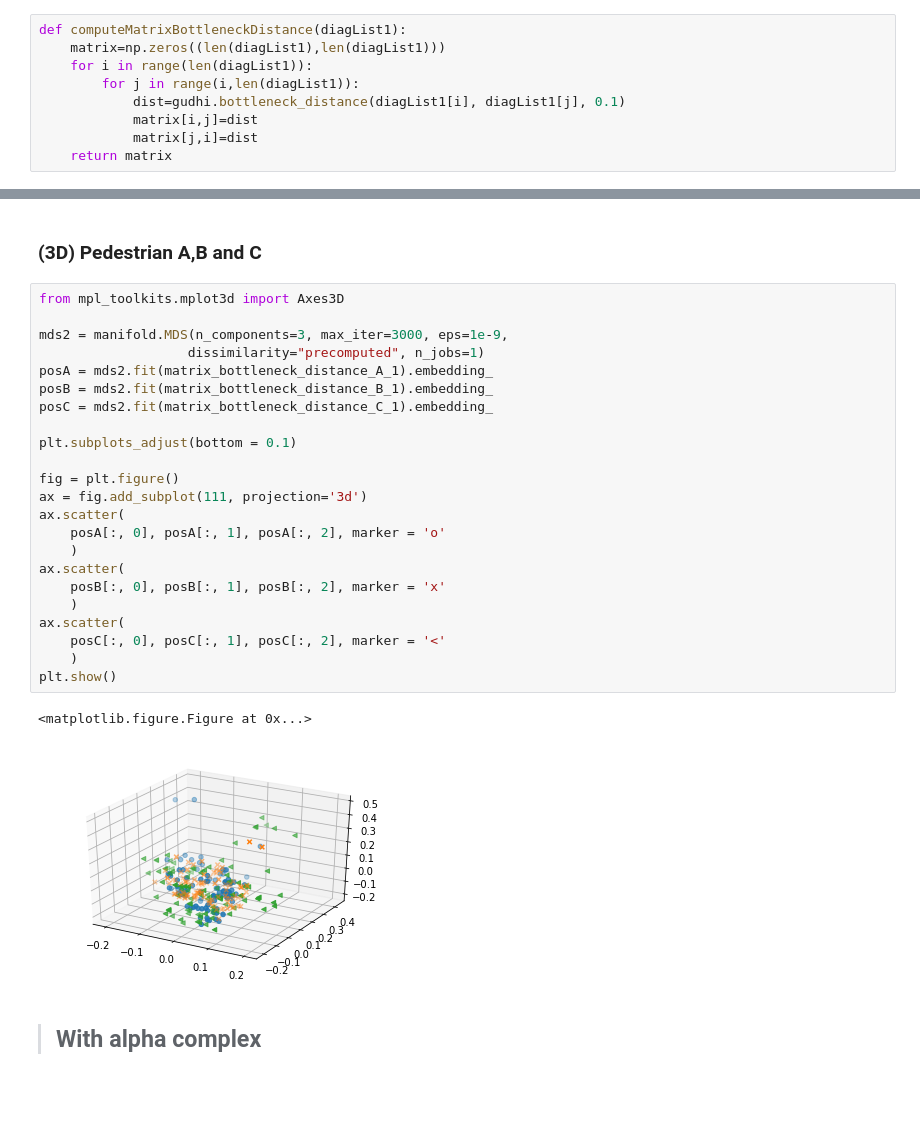
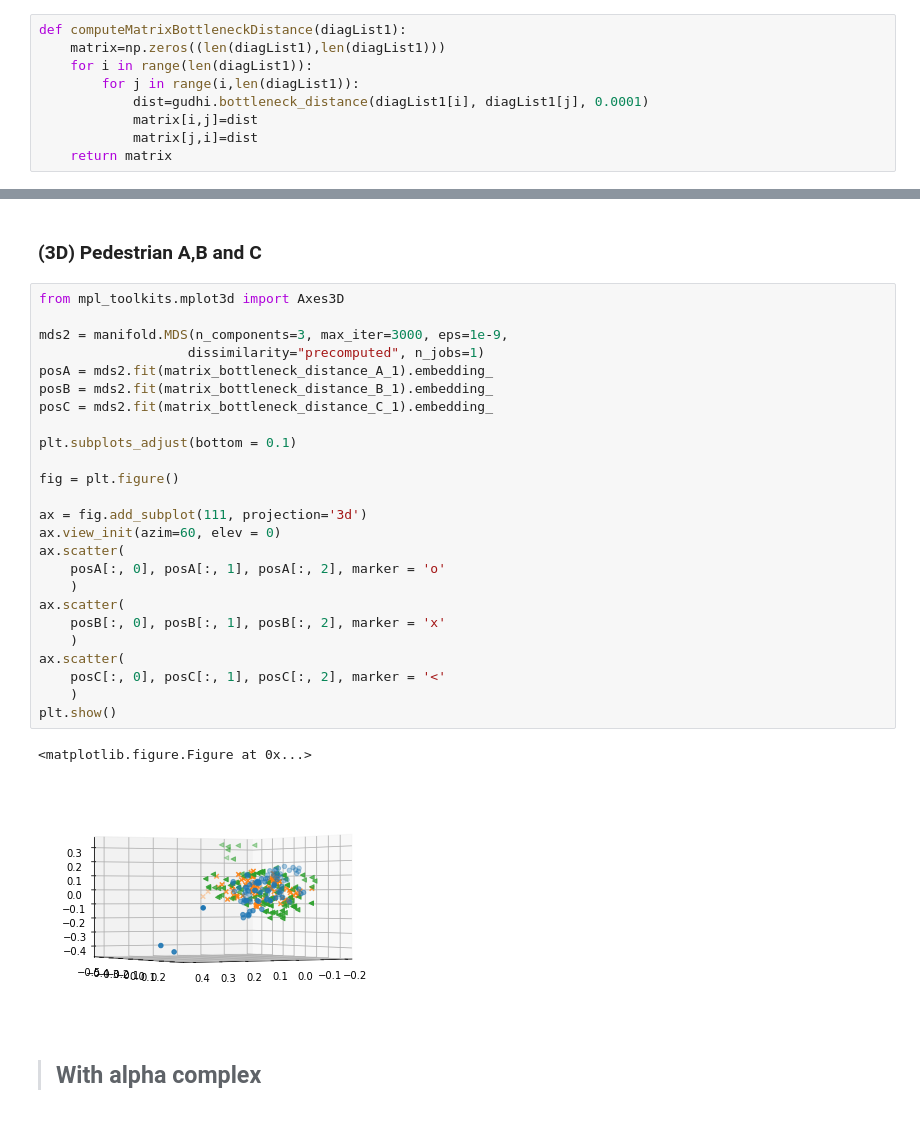
Before and after one commit to melisandeteng/PersistentHomology, a Jupyter notebook: dataSmartphoneProject.ipynb, the cells around one changed output, grey strips where cells are left out. Cells and saved outputs as stored; diff of their text form.

```diff
--- a/dataSmartphoneProject.ipynb
+++ b/dataSmartphoneProject.ipynb
@@ -426,7 +426,7 @@ def computeMatrixBottleneckDistance(diagList1):
     matrix=np.zeros((len(diagList1),len(diagList1)))
     for i in range(len(diagList1)):
         for j in range(i,len(diagList1)):
-            dist=gudhi.bottleneck_distance(diagList1[i], diagList1[j], 0.1)
+            dist=gudhi.bottleneck_distance(diagList1[i], diagList1[j], 0.0001)
             matrix[i,j]=dist
             matrix[j,i]=dist
     return matrix
@@ -529,29 +529,31 @@ plt.show()
 # %%
 from mpl_toolkits.mplot3d import Axes3D
 
 mds2 = manifold.MDS(n_components=3, max_iter=3000, eps=1e-9,
                    dissimilarity="precomputed", n_jobs=1)
 posA = mds2.fit(matrix_bottleneck_distance_A_1).embedding_
 posB = mds2.fit(matrix_bottleneck_distance_B_1).embedding_
 posC = mds2.fit(matrix_bottleneck_distance_C_1).embedding_
 
 plt.subplots_adjust(bottom = 0.1)
 
 fig = plt.figure()
+
 ax = fig.add_subplot(111, projection='3d')
+ax.view_init(azim=60, elev = 0)
 ax.scatter(
     posA[:, 0], posA[:, 1], posA[:, 2], marker = 'o'
     )
 ax.scatter(
     posB[:, 0], posB[:, 1], posB[:, 2], marker = 'x'
     )
 ax.scatter(
     posC[:, 0], posC[:, 1], posC[:, 2], marker = '<'
     )
 plt.show()
 # %% [output]
 <matplotlib.figure.Figure at 0x...>
-[figure, old version]
+[figure, new version]
 # %% [markdown]
 > ## With alpha complex
 # %% [markdown]
```
Also changed, not shown: parts of 7 cells of this notebook.
